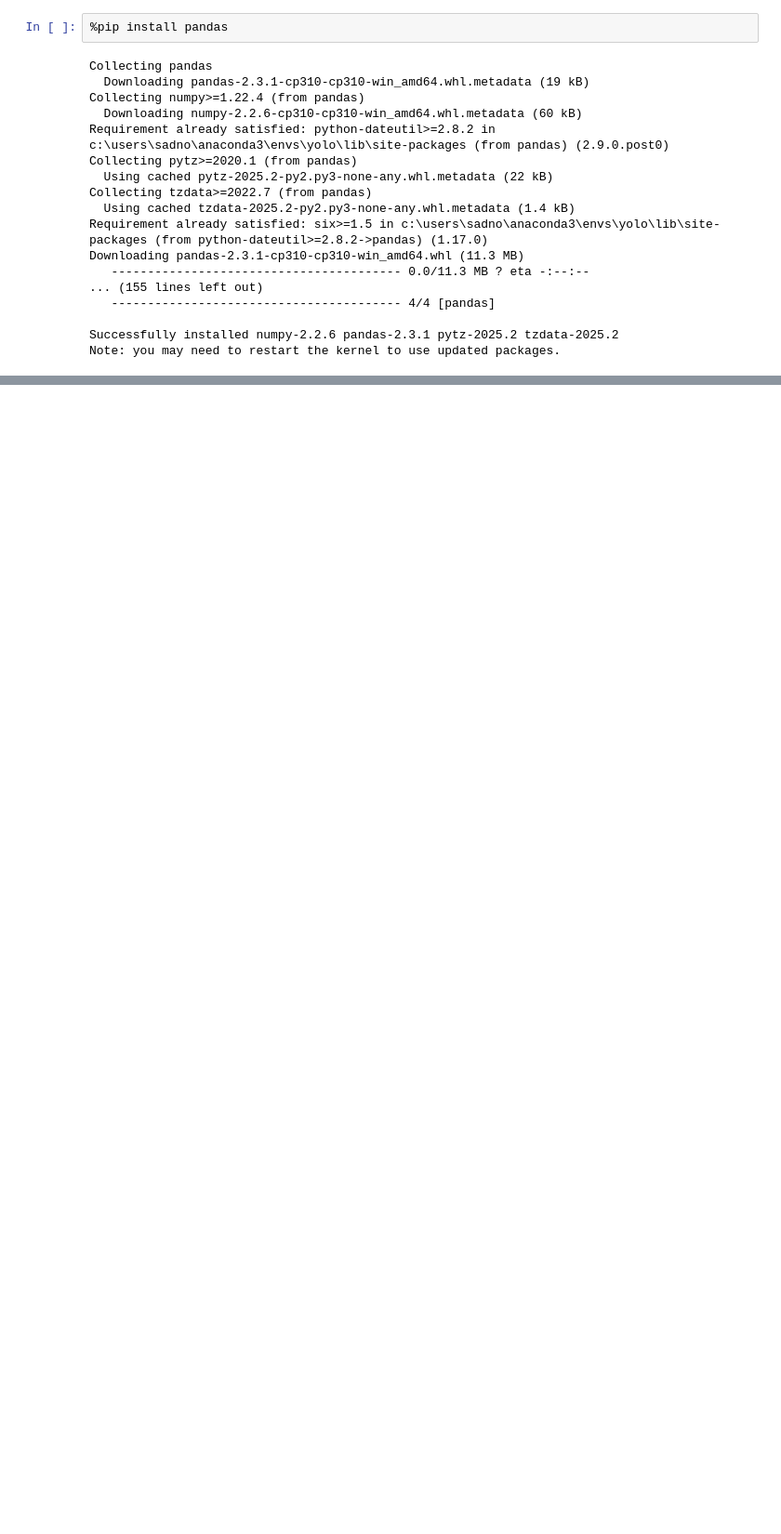
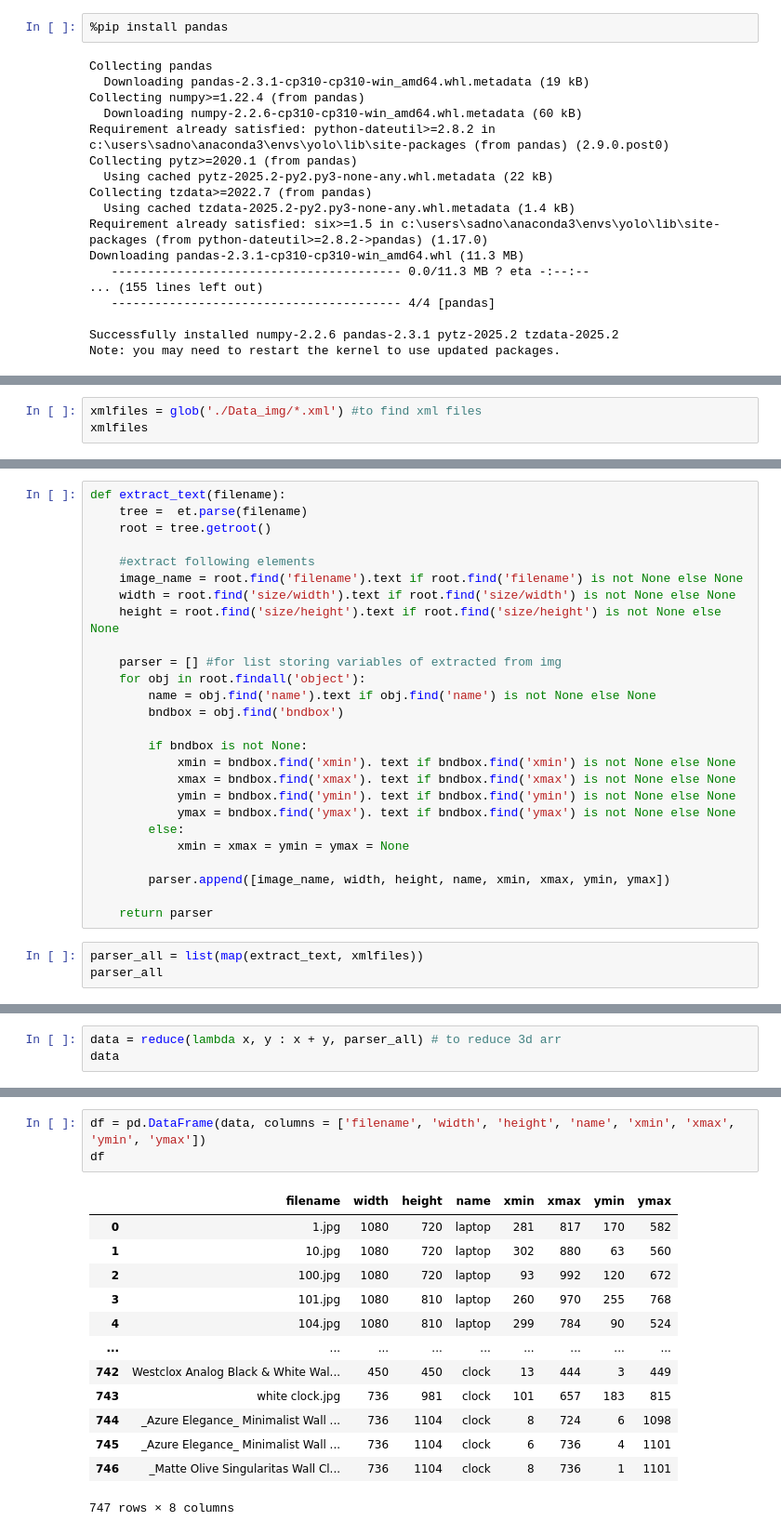
Before and after one commit to RupeshKarki1/ImgDetectionData, a Jupyter notebook: extract_object_info_xml.ipynb, the cells around one changed output, grey strips where cells are left out. Shown: that part at 93% size. Drawn from its saved outputs; the diff is of its cells as text; blank space fills up the shorter version.

```diff
--- a/extract_object_info_xml.ipynb
+++ b/extract_object_info_xml.ipynb
@@ -28,0 +30,3 @@ SyntaxError: invalid syntax (3098523155.py, line 4)
+# %%
+xmlfiles = glob('./Data_img/*.xml') #to find xml files
+xmlfiles
@@ -28,0 +51,29 @@ SyntaxError: invalid syntax (3098523155.py, line 4)
+# %%
+def extract_text(filename):
+    tree =  et.parse(filename)
+    root = tree.getroot()
+
+    #extract following elements
+    image_name = root.find('filename').text if root.find('filename') is not None else None
+    width = root.find('size/width').text if root.find('size/width') is not None else None
+    height = root.find('size/height').text if root.find('size/height') is not None else None
+
+    parser = [] #for list storing variables of extracted from img
+    for obj in root.findall('object'):
+        name = obj.find('name').text if obj.find('name') is not None else None
+        bndbox = obj.find('bndbox')
+
+        if bndbox is not None:
+            xmin = bndbox.find('xmin'). text if bndbox.find('xmin') is not None else None
+            xmax = bndbox.find('xmax'). text if bndbox.find('xmax') is not None else None
+            ymin = bndbox.find('ymin'). text if bndbox.find('ymin') is not None else None
+            ymax = bndbox.find('ymax'). text if bndbox.find('ymax') is not None else None
+        else:
+            xmin = xmax = ymin = ymax = None
+
+        parser.append([image_name, width, height, name, xmin, xmax, ymin, ymax])
+
+    return parser
+# %%
+parser_all = list(map(extract_text, xmlfiles))
+parser_all
@@ -28,0 +98,3 @@ SyntaxError: invalid syntax (3098523155.py, line 4)
+# %%
+data = reduce(lambda x, y : x + y, parser_all) # to reduce 3d arr
+data
@@ -28,0 +119,17 @@ SyntaxError: invalid syntax (3098523155.py, line 4)
+# %%
+df = pd.DataFrame(data, columns = ['filename', 'width', 'height', 'name', 'xmin', 'xmax', 'ymin', 'ymax'])
+df
+# %% [output]
+|  | filename | width | height | name | xmin | xmax | ymin | ymax |
+| 0 | 1.jpg | 1080 | 720 | laptop | 281 | 817 | 170 | 582 |
+| 1 | 10.jpg | 1080 | 720 | laptop | 302 | 880 | 63 | 560 |
+| 2 | 100.jpg | 1080 | 720 | laptop | 93 | 992 | 120 | 672 |
+| 3 | 101.jpg | 1080 | 810 | laptop | 260 | 970 | 255 | 768 |
+| 4 | 104.jpg | 1080 | 810 | laptop | 299 | 784 | 90 | 524 |
+| ... | ... | ... | ... | ... | ... | ... | ... | ... |
+| 742 | Westclox Analog Black & White Wal... | 450 | 450 | clock | 13 | 444 | 3 | 449 |
+| 743 | white clock.jpg | 736 | 981 | clock | 101 | 657 | 183 | 815 |
+| 744 | _Azure Elegance_ Minimalist Wall ... | 736 | 1104 | clock | 8 | 724 | 6 | 1098 |
+| 745 | _Azure Elegance_ Minimalist Wall ... | 736 | 1104 | clock | 6 | 736 | 4 | 1101 |
+| 746 | _Matte Olive Singularitas Wall Cl... | 736 | 1104 | clock | 8 | 736 | 1 | 1101 |
+747 rows × 8 columns
```
Also changed, not shown: parts of 10 cells of this notebook.
